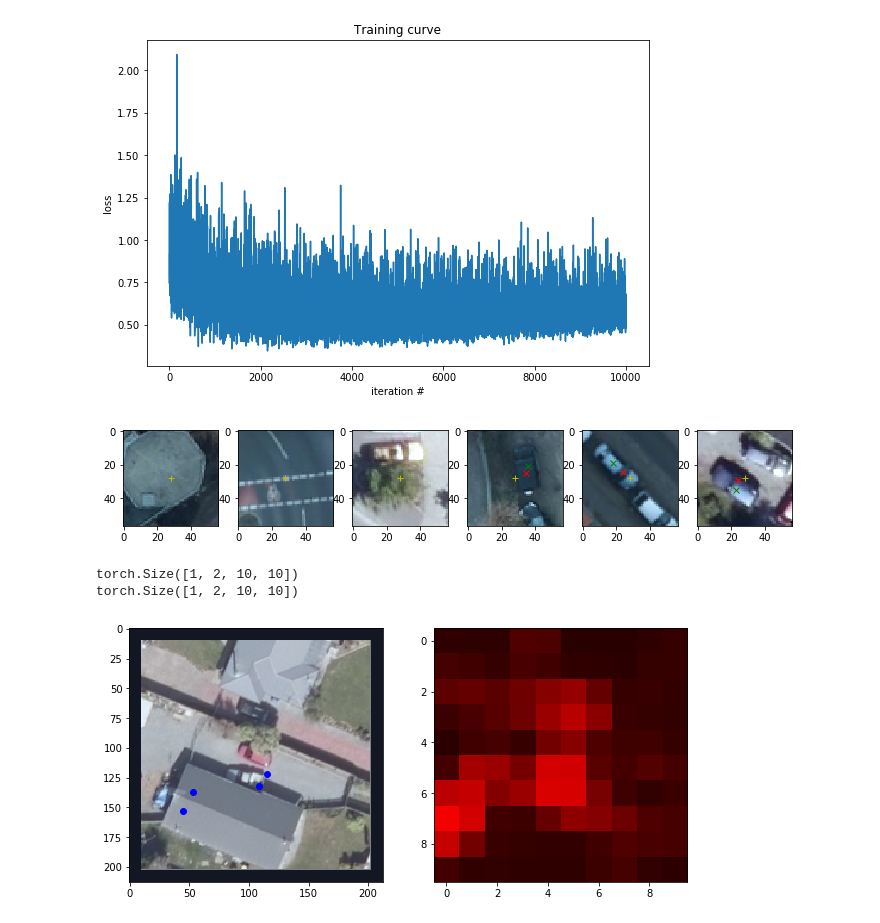
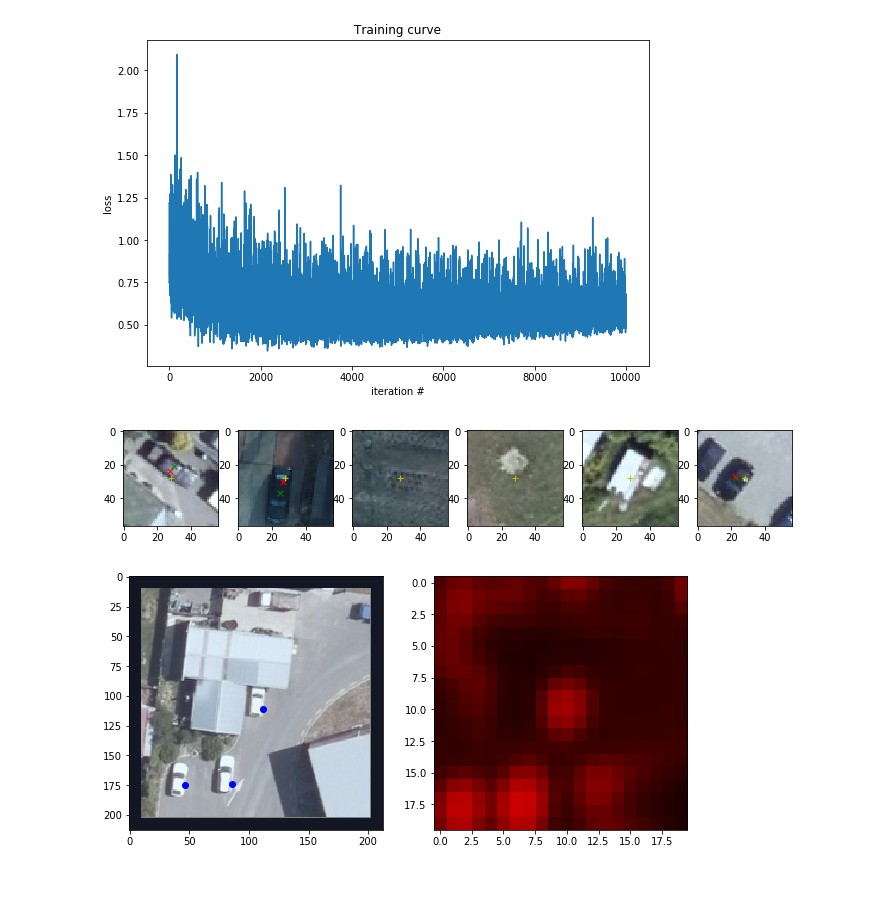
Before and after one commit to unfaint/siod_clf, a Jupyter notebook: demo.ipynb, the cells around one changed output. Drawn from its saved outputs; the diff is of its cells as text; code cells hidden in the pictures; blank space fills up the shorter version.

```diff
--- a/demo.ipynb
+++ b/demo.ipynb
@@ -78,7 +78,7 @@ plt.plot(results['train_loss_list']);
 # %% [output]
 [figure]
 # %%
-model.load_state_dict(torch.load('/home/kruglov/projects/siod/faster-rcnn/no-rcnn/phase_1_acc_0.865.model'))
+#model.load_state_dict(torch.load('/home/kruglov/projects/siod/faster-rcnn/no-rcnn/phase_1_acc_0.865.model'))
 # %%
 model.train(False);
 # %%
@@ -98,15 +98,15 @@ for i in range(batch_size):
     plt.plot(28,28,'y+')
     plt.imshow(np.clip(np.transpose(inputs[i], (1,2,0)) * 0.25 + 0.46, 0, 1));
 # %% [output]
-[figure, old version]
+[figure, new version]
 # %%
-convnet = [[3,1,1],[3,1,1],[2,2,0],[3,1,1],[3,1,1],[2,2,0],[3,1,1],[3,1,1],[3,1,1],[2,2,0],[13,2,3],[1,1,0]]
+convnet = [[3,1,1],[3,1,1],[2,2,0],[3,1,1],[3,1,1],[2,2,0],[3,1,1],[3,1,1],[3,1,1],[2,2,0],[13,1,3],[1,1,0]]
 layer_names = ['conv1_1','conv1_2','pool1','conv2_1','conv2_2','pool2','conv3_1','conv3_2','conv3_3','pool2','conv4_1','conv4_2']
 imsize = 213
 # %%
 layerInfos = get_receptive_fields(convnet, imsize)
 # %%
-rf_centers = torch.zeros((1,2,10,10)).cuda()
+rf_centers = torch.zeros((1,2,20,20)).cuda()
 
 for i in range(rf_centers.shape[2]):
     for j in range(rf_centers.shape[3]):
@@ -136,22 +136,20 @@ dataiter = iter(dataloader)
 # %%
 inputs, labels = dataiter.next()
 inputs = torch.autograd.Variable(inputs).cuda()
 
 coords, outputs_c = detect_objects(inputs, model, rf_centers, c_threshold= 0.5,
-                   dist_threshold= 22, n= 4)
+                   dist_threshold= 22, n= 3)
 
 img = np.clip(inputs.squeeze().cpu().data.numpy().transpose(1,2,0) * 0.2 + 0.5, 0, 1)
 cmap = np.full((20,20,3), 0.0)
 cmap_c = outputs_c.clone()
 cmap[:,:,0] = cmap_c.squeeze()[1,:].cpu().data.numpy()
 plt.figure(figsize= (10,5))
 plt.subplot(121)
 plt.imshow(img)
 if coords is not None:
     plt.plot(coords[0], coords[1], 'bo');
 plt.subplot(122)
 plt.imshow(cmap);
 # %% [output]
-torch.Size([1, 2, 10, 10])
-torch.Size([1, 2, 10, 10])
-[figure, old version]
+[figure, new version]
```
Also changed, not shown: parts of 1 cell of this notebook.
